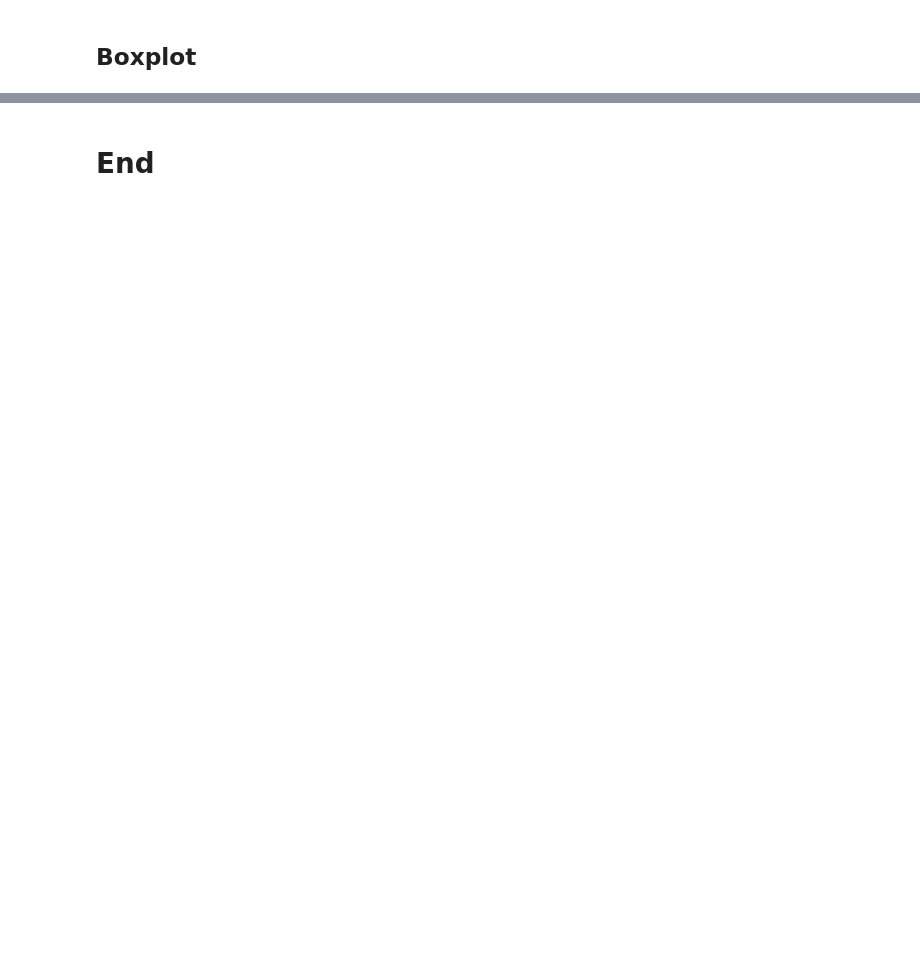
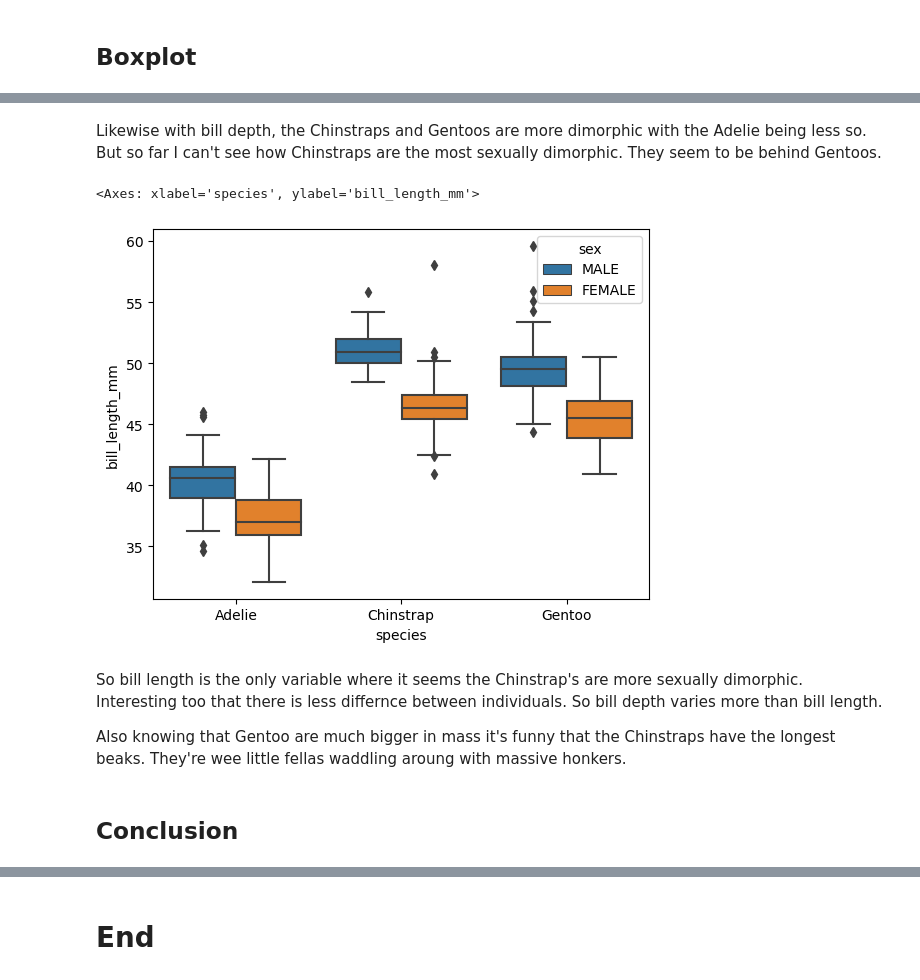
Before and after one commit to morgam7/poda-mywork, a Jupyter notebook: penguins.ipynb, the cells around one changed output, grey strips where cells are left out. Cells and saved outputs as stored; diff of their text form; code cells hidden in the pictures; blank space fills up the shorter version.

```diff
--- a/penguins.ipynb
+++ b/penguins.ipynb
@@ -310,0 +307,13 @@ bplotm2 = plt.boxplot(E)
+# %% [markdown]
+Likewise with bill depth, the Chinstraps and Gentoos are more dimorphic with the Adelie being less so. But so far I can't see how Chinstraps are the most sexually dimorphic. They seem to be behind Gentoos.
+# %%
+sns.boxplot(x=df["species"], y=df["bill_length_mm"], hue=df["sex"])
+# %% [output]
+<Axes: xlabel='species', ylabel='bill_length_mm'>
+[figure, added]
+# %% [markdown]
+So bill length is the only variable where it seems the Chinstrap's are more sexually dimorphic. Interesting too that there is less differnce between individuals. So bill depth varies more than bill length.
+
+Also knowing that Gentoo are much bigger in mass it's funny that the Chinstraps have the longest beaks. They're wee little fellas waddling aroung with massive honkers.
+# %% [markdown]
+## Conclusion
```
Also changed, not shown: parts of 33 cells of this notebook.
